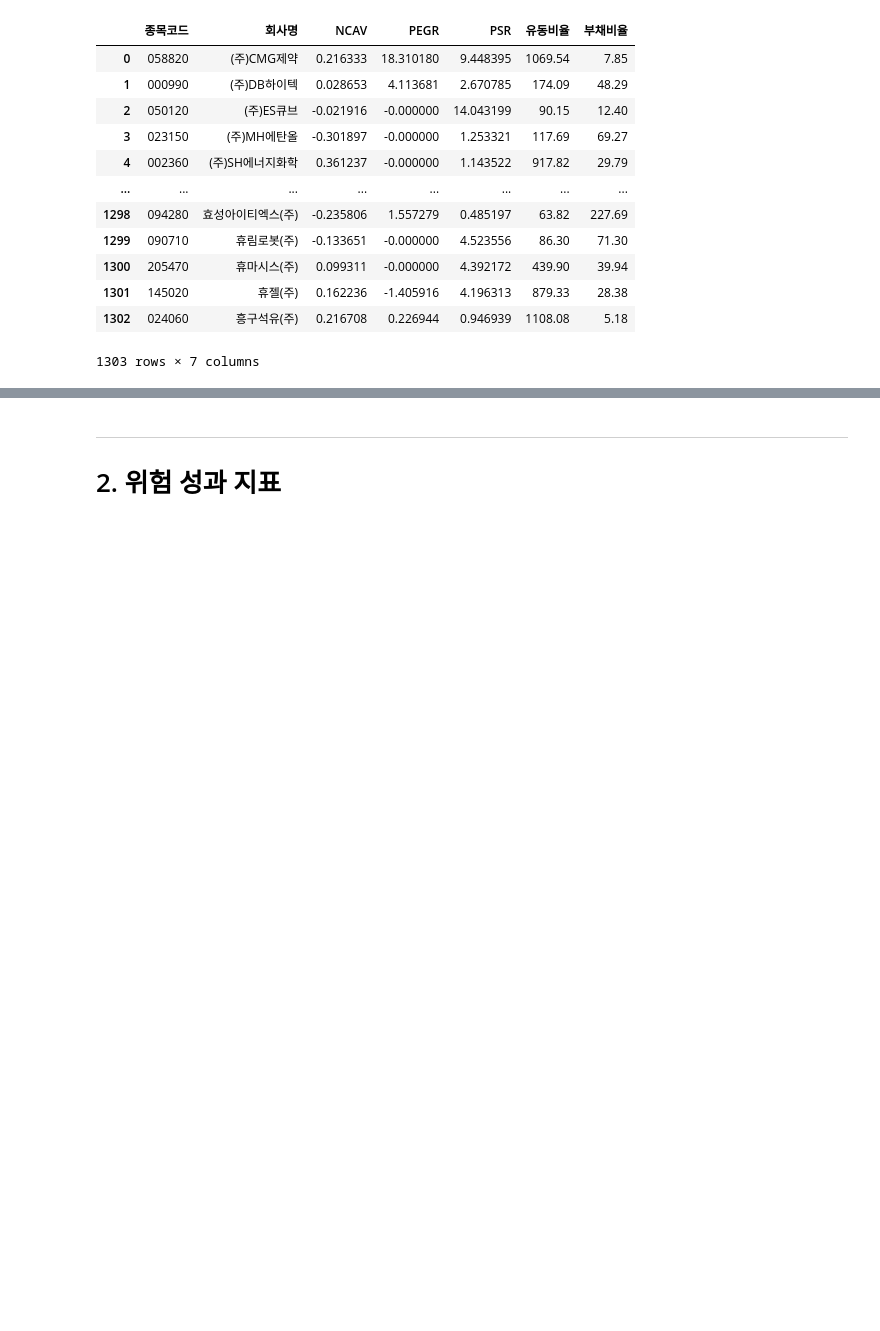
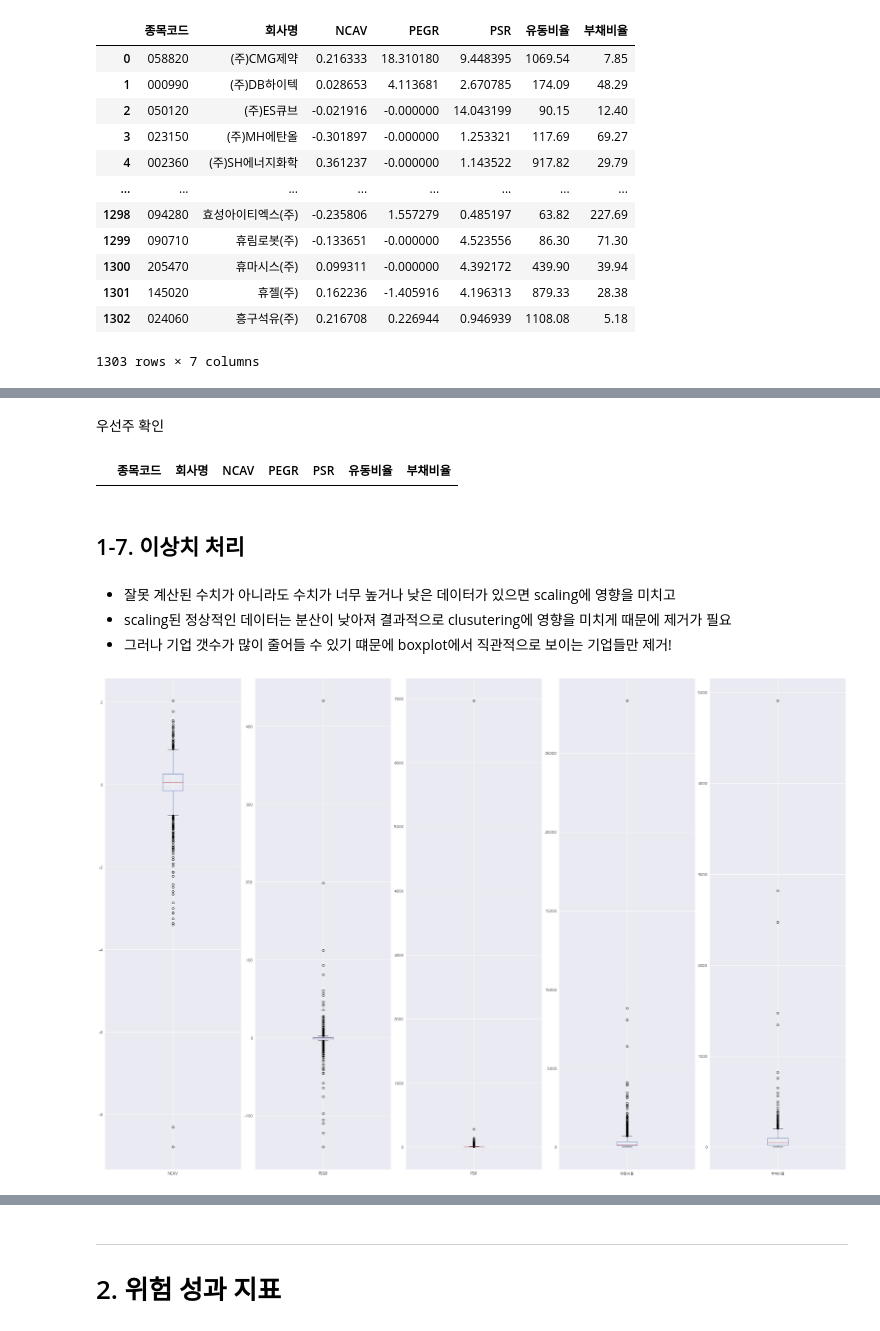
Before and after one commit to Jyassmin/UBION-PROJECT1, a Jupyter notebook: 1.preprocessing.ipynb, the cells around one changed output, grey strips where cells are left out. Cells and saved outputs as stored; diff of their text form; code cells hidden in the pictures; blank space fills up the shorter version.

```diff
--- a/1.preprocessing.ipynb
+++ b/1.preprocessing.ipynb
@@ -537,0 +552,2 @@ plt.show()
+# %% [markdown]
+우선주 확인
@@ -537,0 +560,38 @@ plt.show()
+# %%
+df_fundamental[df_fundamental["회사명"].map(rm_list2)] # 우선주 없음 확인
+# %% [output]
+|  | 종목코드 | 회사명 | NCAV | PEGR | PSR | 유동비율 | 부채비율 |
+# %% [markdown]
+## 1-7. 이상치 처리
+# %% [markdown]
+- 잘못 계산된 수치가 아니라도 수치가 너무 높거나 낮은 데이터가 있으면 scaling에 영향을 미치고
+- scaling된 정상적인 데이터는 분산이 낮아져 결과적으로 clusutering에 영향을 미치게 때문에 제거가 필요
+- 그러나 기업 갯수가 많이 줄어들 수 있기 떄문에 boxplot에서 직관적으로 보이는 기업들만 제거!
+# %%
+# 이상치 확인을 위한 boxplot 그리기 전 초기작업
+import seaborn as sns #heatmap 만들기 위한 라이브러리
+import matplotlib.pyplot as plt
+import warnings
+import numpy as np
+import matplotlib
+
+%matplotlib inline
+plt.style.use('seaborn')
+warnings.simplefilter(action='ignore', category=FutureWarning)
+plt.rcParams['axes.unicode_minus'] = False
+plt.rcParams["font.family"] = "AppleGothic"
+
+ncols = 5
+nrows = 1
+
+fig, axs = plt.subplots(nrows, ncols, constrained_layout=True)
+
+fig.set_size_inches((30, 20))
+
+Numericals = ["NCAV", "PEGR", "PSR", "유동비율", "부채비율"]
+for col, ax in zip(Numericals, axs.T.ravel()):
+    df_fundamental[[col]].boxplot(ax=ax)
+
+plt.show()
+# %% [output]
+[figure, added]
```
Also changed, not shown: parts of 66 cells of this notebook, 18 other files.
